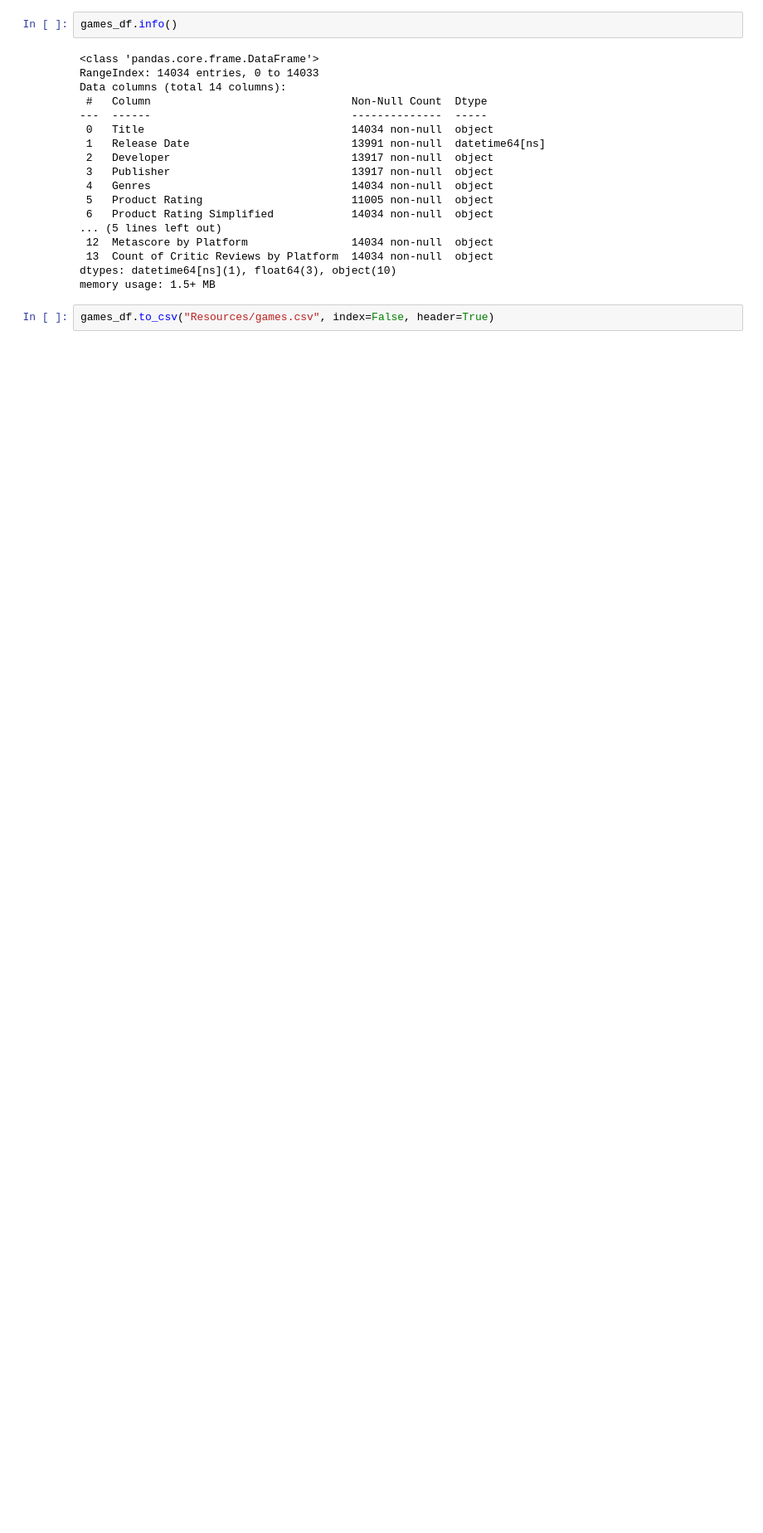
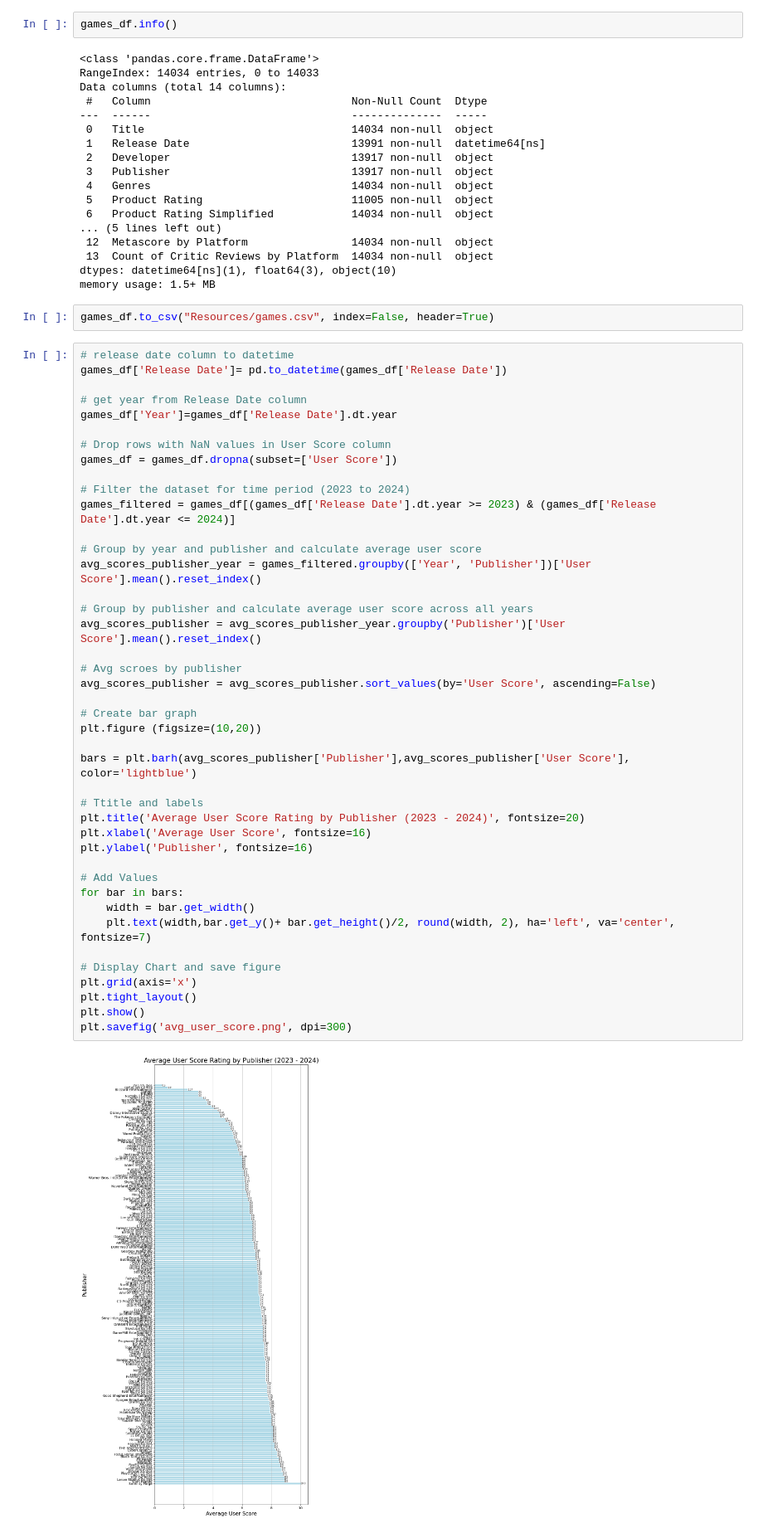
Before and after one commit to bacanije/Project-3---Data-Visualization, a Jupyter notebook: JupyterNotebooks/Video_games_cleaning.ipynb, the cells around one changed output. Shown at 83% size. Drawn from its saved outputs; the diff is of its cells as text; blank space fills up the shorter version.

```diff
--- a/JupyterNotebooks/Video_games_cleaning.ipynb
+++ b/JupyterNotebooks/Video_games_cleaning.ipynb
@@ -342,3 +345,47 @@ dtypes: datetime64[ns](1), float64(3), object(10)
 memory usage: 1.5+ MB
 # %%
 games_df.to_csv("Resources/games.csv", index=False, header=True)
+# %%
+# release date column to datetime
+games_df['Release Date']= pd.to_datetime(games_df['Release Date'])
+
+# get year from Release Date column
+games_df['Year']=games_df['Release Date'].dt.year
+
+# Drop rows with NaN values in User Score column
+games_df = games_df.dropna(subset=['User Score'])
+
+# Filter the dataset for time period (2023 to 2024)
+games_filtered = games_df[(games_df['Release Date'].dt.year >= 2023) & (games_df['Release Date'].dt.year <= 2024)]
+
+# Group by year and publisher and calculate average user score
+avg_scores_publisher_year = games_filtered.groupby(['Year', 'Publisher'])['User Score'].mean().reset_index()
+
+# Group by publisher and calculate average user score across all years
+avg_scores_publisher = avg_scores_publisher_year.groupby('Publisher')['User Score'].mean().reset_index()
+
+# Avg scroes by publisher
+avg_scores_publisher = avg_scores_publisher.sort_values(by='User Score', ascending=False)
+
+# Create bar graph
+plt.figure (figsize=(10,20))
+
+bars = plt.barh(avg_scores_publisher['Publisher'],avg_scores_publisher['User Score'], color='lightblue')
+
+# Ttitle and labels
+plt.title('Average User Score Rating by Publisher (2023 - 2024)', fontsize=20)
+plt.xlabel('Average User Score', fontsize=16)
+plt.ylabel('Publisher', fontsize=16)
+
+# Add Values
+for bar in bars:
+    width = bar.get_width()
+    plt.text(width,bar.get_y()+ bar.get_height()/2, round(width, 2), ha='left', va='center', fontsize=7)
+
+# Display Chart and save figure
+plt.grid(axis='x')
+plt.tight_layout()
+plt.show()
+plt.savefig('avg_user_score.png', dpi=300)
+# %% [output]
+[figure, added]
```
Also changed, not shown: parts of 5 cells of this notebook.
